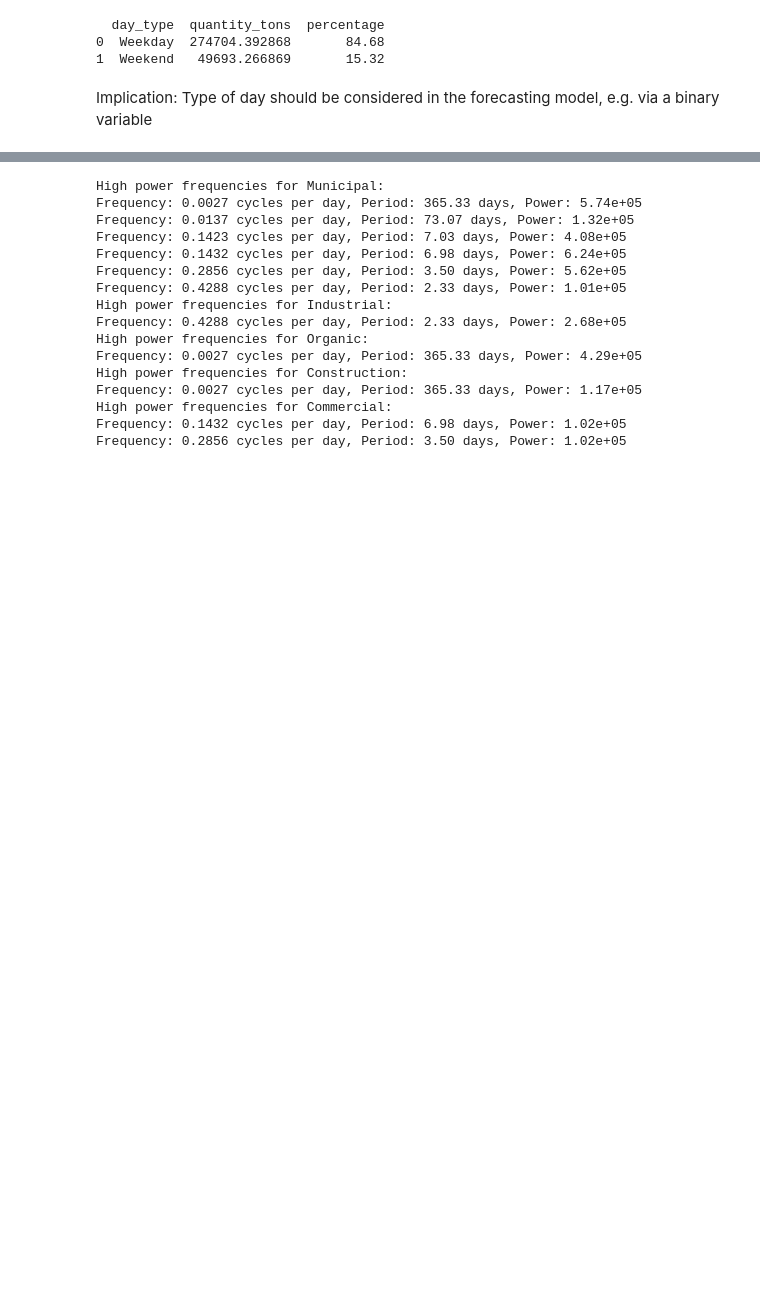
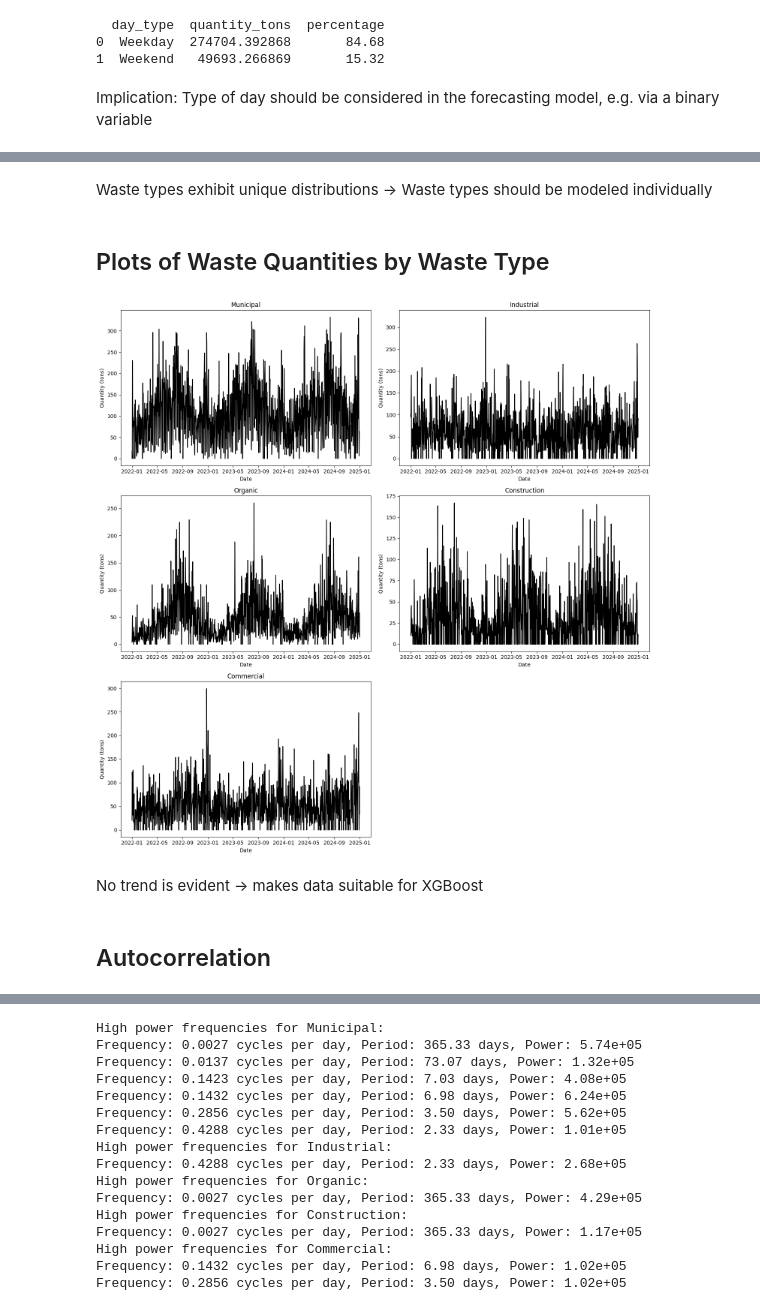
Before and after one commit to 1106maxi/AI-supported-Forecasting-Models-for-Waste-Management, a Jupyter notebook: data_exploration/quantity.ipynb, the cells around one changed output, grey strips where cells are left out. Drawn from its saved outputs; the diff is of its cells as text; code cells hidden in the pictures; blank space fills up the shorter version.

```diff
--- a/data examination notebooks/quantity.ipynb
+++ b/data_exploration/quantity.ipynb
@@ -134 +199,37 @@ Implication: Type of day should be considered in the forecasting model, e.g. via
+# %% [markdown]
+Waste types exhibit unique distributions -> Waste types should be modeled individually
+# %% [markdown]
+## Plots of Waste Quantities by Waste Type
+# %%
+# Set up the plot grid size
+n_wastes = len(waste_dfs)
+n_cols = 2
+n_rows = (n_wastes + n_cols - 1) // n_cols
+
+fig, axes = plt.subplots(n_rows, n_cols, figsize=(15, 5 * n_rows), sharex=False, sharey=False)
+axes = axes.flatten()
+
+for idx, (waste_type, df) in enumerate(waste_dfs.items()):
+    ax = axes[idx]
+
+    # Plot the quantity_tons over time
+    ax.plot(df['quantity_tons'], color='black')
+
+    ax.set_title(waste_type)
+    ax.set_xlabel('Date')
+    ax.set_ylabel('Quantity (tons)')
+    ax.grid(False)
+
+# Hide any empty subplots
+for j in range(idx + 1, len(axes)):
+    fig.delaxes(axes[j])
+
+fig.tight_layout()
+plt.show()
+# %% [output]
+[figure, added]
+# %% [markdown]
+No trend is evident -> makes data suitable for XGBoost
+# %% [markdown]
+## Autocorrelation
 # %%
```
Also changed, not shown: parts of 19 cells of this notebook, 22 other files.
